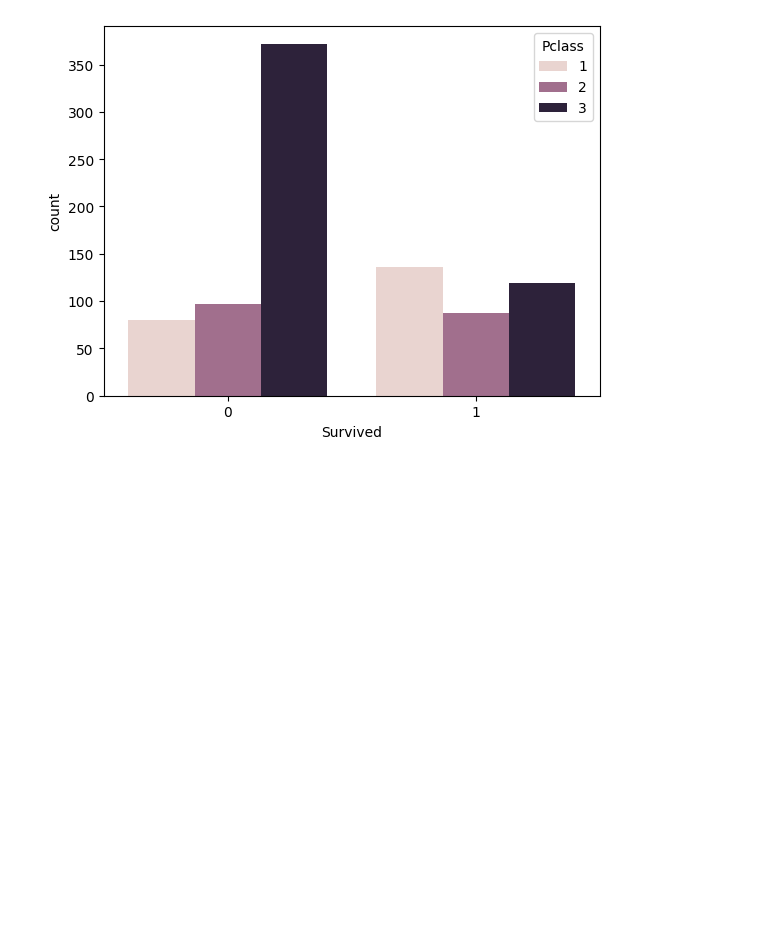
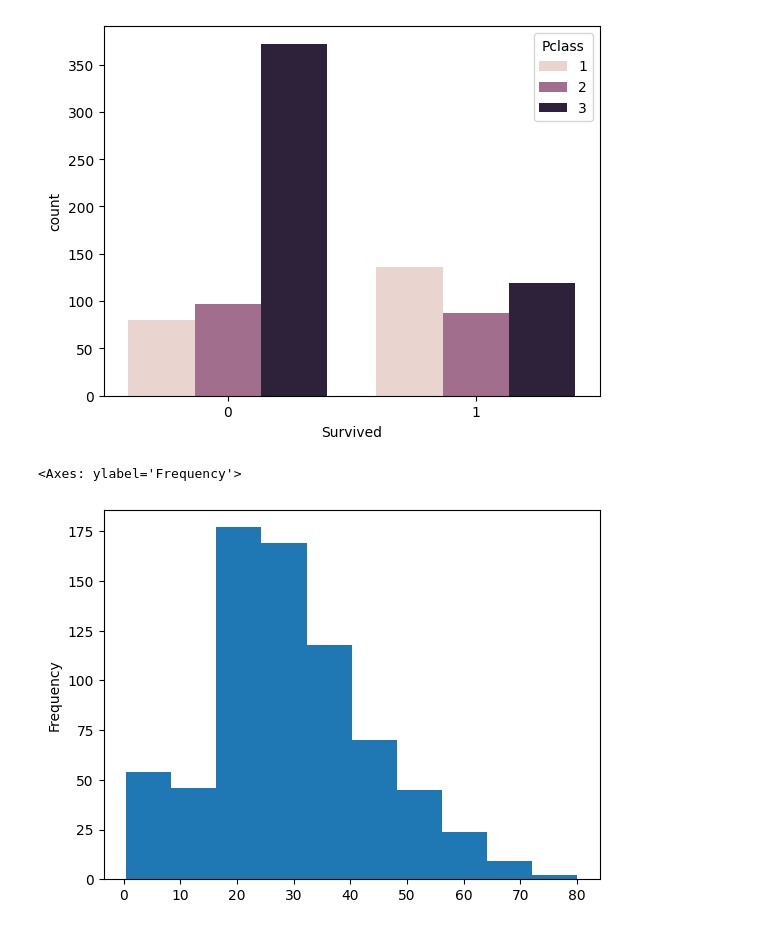
Before and after one commit to tusharx0809/machine-learning, a Jupyter notebook: logistic-regression.ipynb, the cells around one changed output. Saved outputs shown, nothing was run; the diff lists cells and outputs as text; code cells hidden in the pictures; blank space fills up the shorter version.

Commit message:
histogram-added

```diff
--- a/logistic-regression.ipynb
+++ b/logistic-regression.ipynb
@@ -41,3 +41,8 @@ sns.countplot(x='Survived', hue='Pclass', data=titanic_data)
 # %% [output]
 <Axes: xlabel='Survived', ylabel='count'>
 [figure]
+# %%
+titanic_data['Age'].plot.hist()
+# %% [output]
+<Axes: ylabel='Frequency'>
+[figure, added]
```
